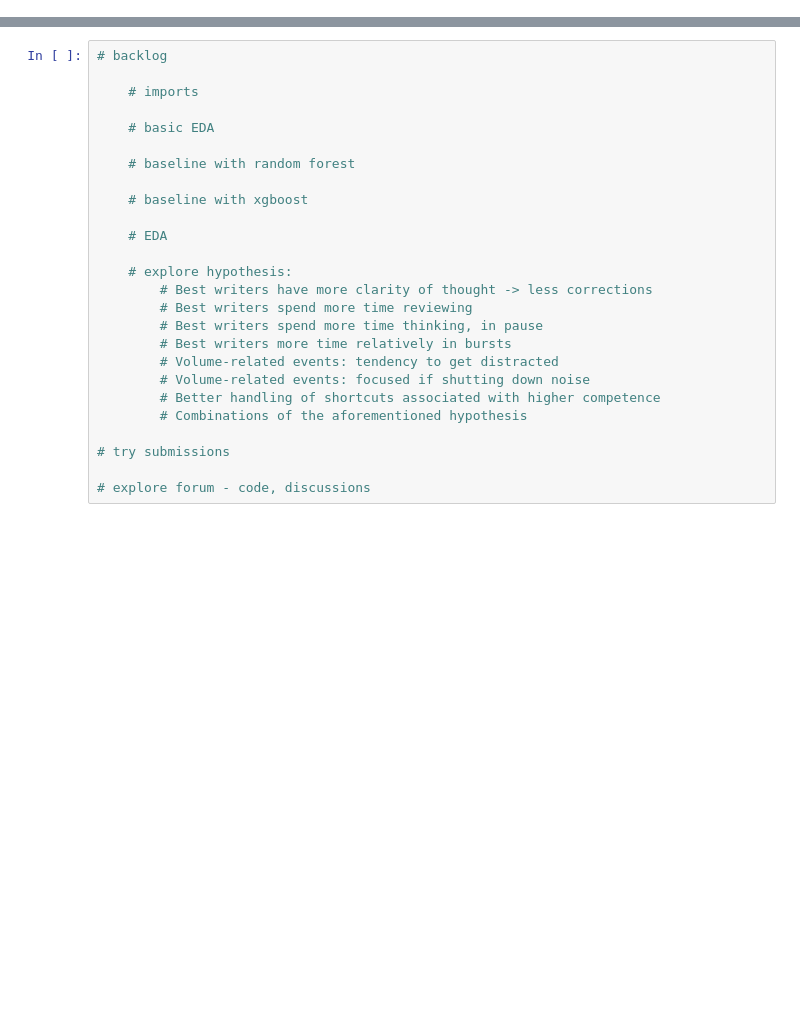
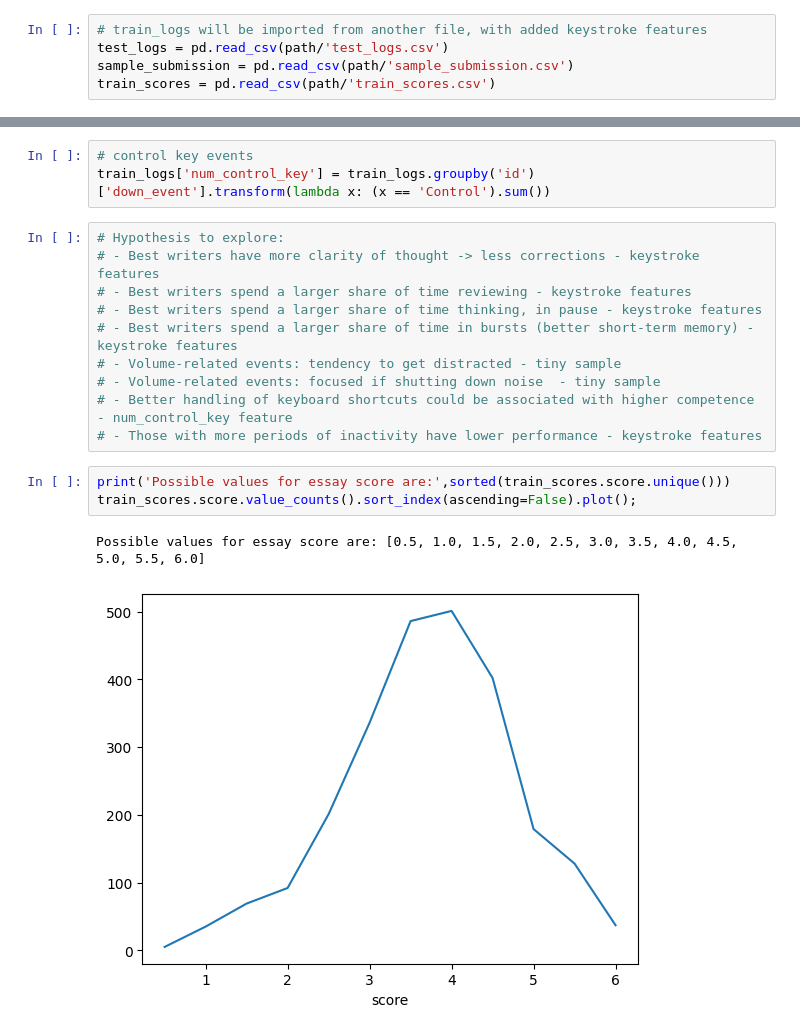
Before and after one commit to sergiogmad/process-quality-writing, a Jupyter notebook: process-vs-quality-in-writing.ipynb, the cells around one changed output, grey strips where cells are left out. Saved outputs shown, nothing was run; the diff lists cells and outputs as text; blank space fills up the shorter version.

```diff
--- a/process-vs-quality-in-writing.ipynb
+++ b/process-vs-quality-in-writing.ipynb
@@ -26,0 +22,5 @@ train_scores = pd.read_csv('../input/linking-writing-processes-to-writing-qualit
+# %%
+# train_logs will be imported from another file, with added keystroke features
+test_logs = pd.read_csv(path/'test_logs.csv')
+sample_submission = pd.read_csv(path/'sample_submission.csv')
+train_scores = pd.read_csv(path/'train_scores.csv')
@@ -55,26 +94,19 @@ array(['Leftclick', 'Shift', 'q', 'Space', 'Backspace', '.', ',', 'Enter',
+# %%
+# control key events
+train_logs['num_control_key'] = train_logs.groupby('id')['down_event'].transform(lambda x: (x == 'Control').sum())
 # %%
-# backlog
-
-    # imports
-
-    # basic EDA
-
-    # baseline with random forest
-
-    # baseline with xgboost
-
-    # EDA
-
-    # explore hypothesis:
-        # Best writers have more clarity of thought -> less corrections
-        # Best writers spend more time reviewing
-        # Best writers spend more time thinking, in pause
-        # Best writers more time relatively in bursts
-        # Volume-related events: tendency to get distracted
-        # Volume-related events: focused if shutting down noise
-        # Better handling of shortcuts associated with higher competence
-        # Combinations of the aforementioned hypothesis
-
-# try submissions
-
-# explore forum - code, discussions
+# Hypothesis to explore:
+# - Best writers have more clarity of thought -> less corrections - keystroke features
+# - Best writers spend a larger share of time reviewing - keystroke features
+# - Best writers spend a larger share of time thinking, in pause - keystroke features
+# - Best writers spend a larger share of time in bursts (better short-term memory) - keystroke features
+# - Volume-related events: tendency to get distracted - tiny sample
+# - Volume-related events: focused if shutting down noise  - tiny sample
+# - Better handling of keyboard shortcuts could be associated with higher competence - num_control_key feature
+# - Those with more periods of inactivity have lower performance - keystroke features
+# %%
+print('Possible values for essay score are:',sorted(train_scores.score.unique()))
+train_scores.score.value_counts().sort_index(ascending=False).plot();
+# %% [output]
+Possible values for essay score are: [0.5, 1.0, 1.5, 2.0, 2.5, 3.0, 3.5, 4.0, 4.5, 5.0, 5.5, 6.0]
+[figure, added]
```
Also changed, not shown: parts of 28 cells of this notebook.
